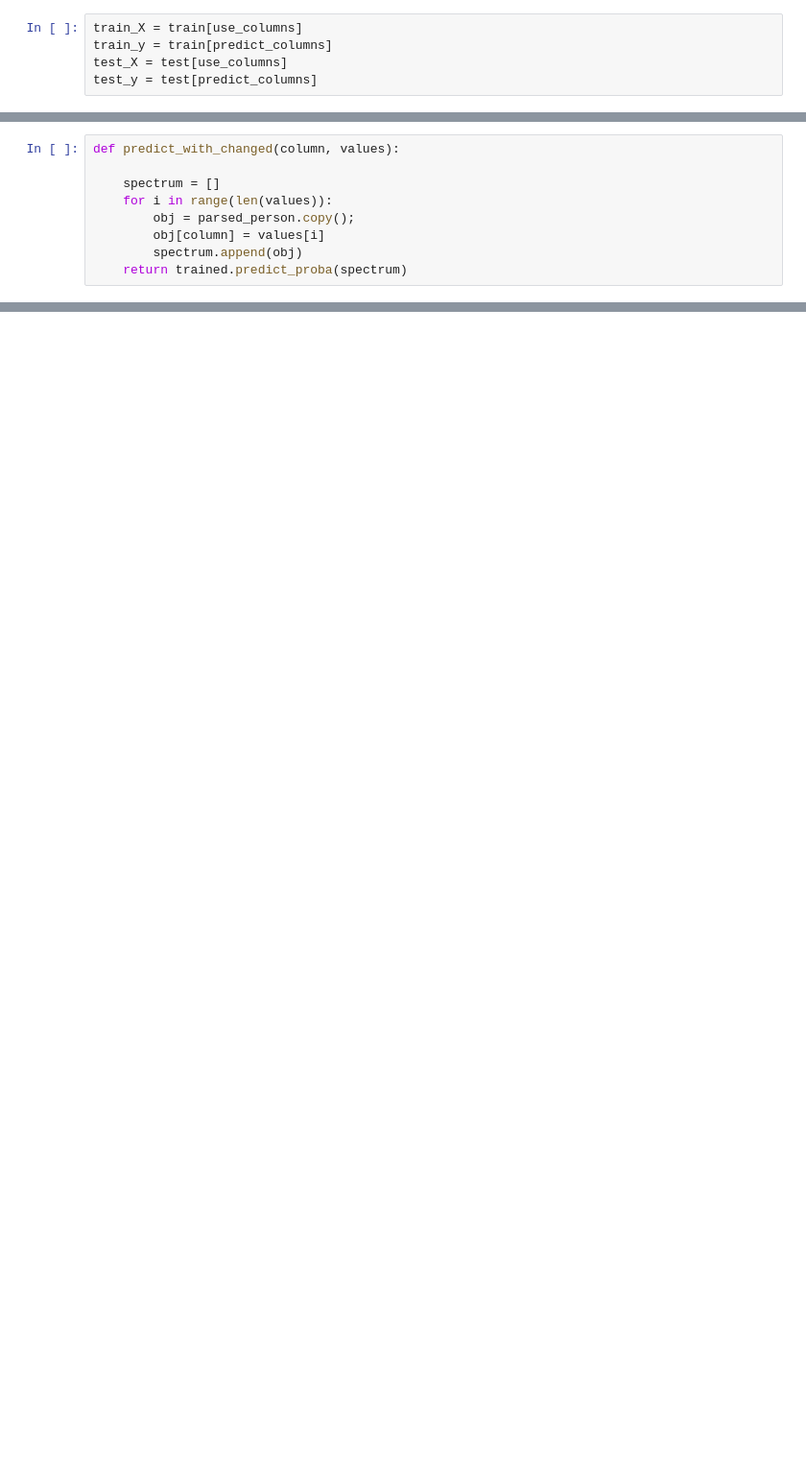
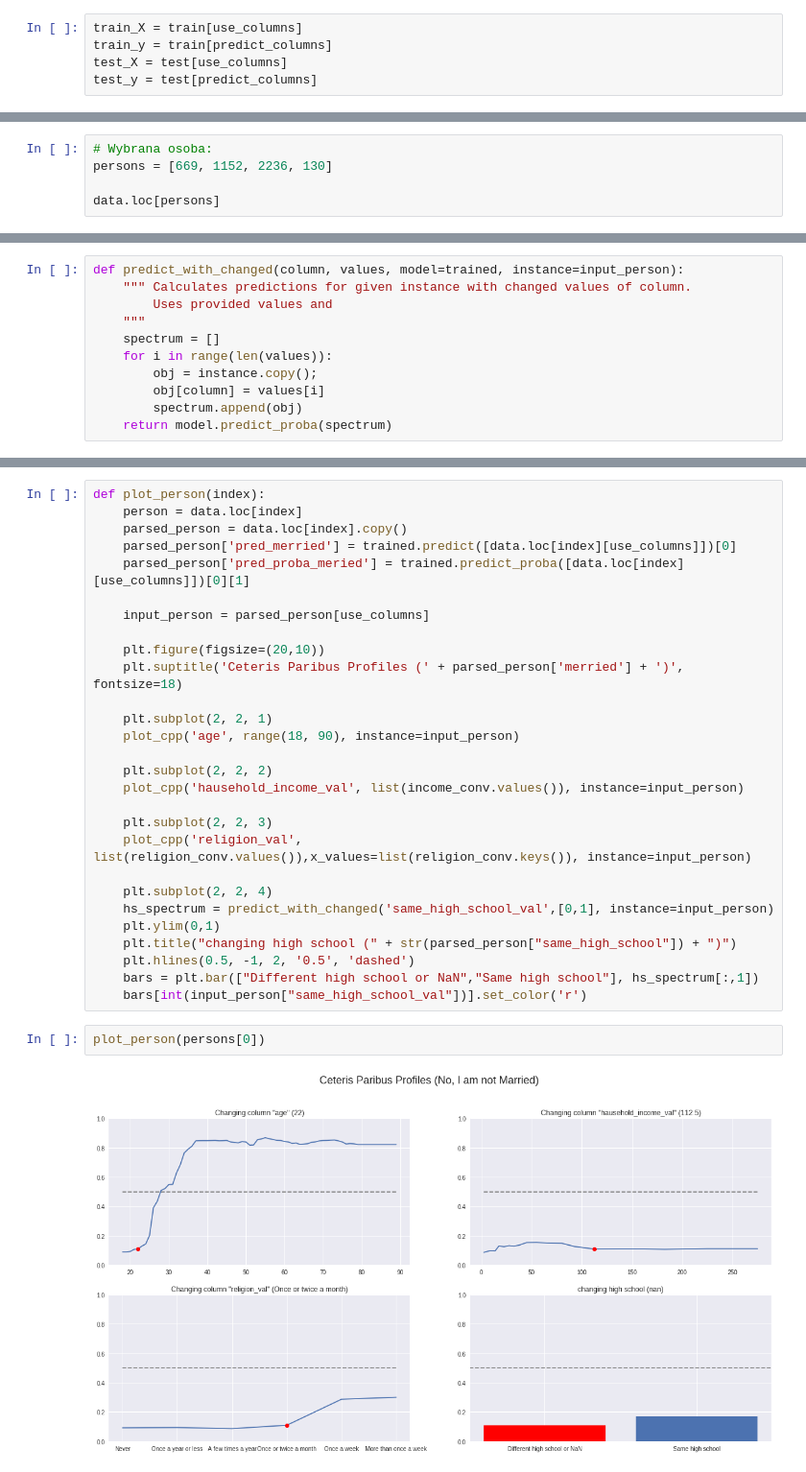
Before and after one commit to pbiecek/InterpretableMachineLearning2018S, a Jupyter notebook: PraceDomowe/PD1/ZuzannaOpalaPD1.ipynb, the cells around one changed output, grey strips where cells are left out. Shown: that part at 96% size. Drawn from its saved outputs; the diff is of its cells as text; blank space fills up the shorter version.

Commit message:
Add second home work
Also adding more text and plots to the first one.

```diff
--- a/PraceDomowe/PD1/ZuzannaOpalaPD1.ipynb
+++ b/PraceDomowe/PD1/ZuzannaOpalaPD1.ipynb
@@ -211,0 +189,5 @@ Name: 2123, dtype: object
+# %%
+# Wybrana osoba:
+persons = [669, 1152, 2236, 130]
+
+data.loc[persons]
@@ -212,9 +203,11 @@ Name: 2123, dtype: object
 # %%
-def predict_with_changed(column, values):
-
+def predict_with_changed(column, values, model=trained, instance=input_person):
+    """ Calculates predictions for given instance with changed values of column.
+        Uses provided values and
+    """
     spectrum = []
     for i in range(len(values)):
-        obj = parsed_person.copy();
+        obj = instance.copy();
         obj[column] = values[i]
         spectrum.append(obj)
-    return trained.predict_proba(spectrum)
+    return model.predict_proba(spectrum)
@@ -251,0 +239,32 @@ Same high school: 0.3220338983050847
+# %%
+def plot_person(index):
+    person = data.loc[index]
+    parsed_person = data.loc[index].copy()
+    parsed_person['pred_merried'] = trained.predict([data.loc[index][use_columns]])[0]
+    parsed_person['pred_proba_meried'] = trained.predict_proba([data.loc[index][use_columns]])[0][1]
+
+    input_person = parsed_person[use_columns]
+
+    plt.figure(figsize=(20,10))
+    plt.suptitle('Ceteris Paribus Profiles (' + parsed_person['merried'] + ')', fontsize=18)
+
+    plt.subplot(2, 2, 1)
+    plot_cpp('age', range(18, 90), instance=input_person)
+
+    plt.subplot(2, 2, 2)
+    plot_cpp('hausehold_income_val', list(income_conv.values()), instance=input_person)
+
+    plt.subplot(2, 2, 3)
+    plot_cpp('religion_val', list(religion_conv.values()),x_values=list(religion_conv.keys()), instance=input_person)
+
+    plt.subplot(2, 2, 4)
+    hs_spectrum = predict_with_changed('same_high_school_val',[0,1], instance=input_person)
+    plt.ylim(0,1)
+    plt.title("changing high school (" + str(parsed_person["same_high_school"]) + ")")
+    plt.hlines(0.5, -1, 2, '0.5', 'dashed')
+    bars = plt.bar(["Different high school or NaN","Same high school"], hs_spectrum[:,1])
+    bars[int(input_person["same_high_school_val"])].set_color('r')
+# %%
+plot_person(persons[0])
+# %% [output]
+[figure, added]
```
Also changed, not shown: parts of 24 cells of this notebook, 1 other file.
